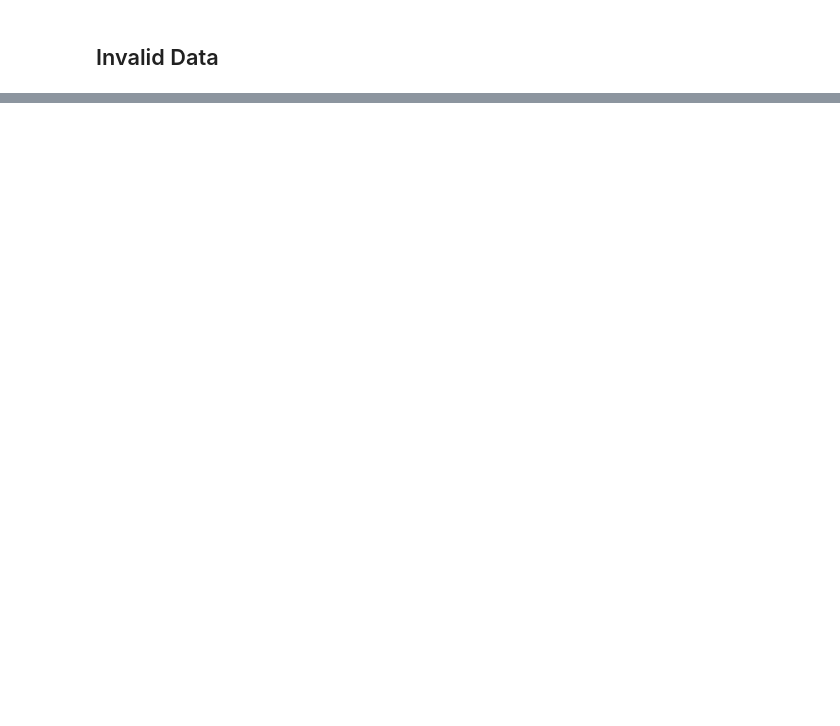
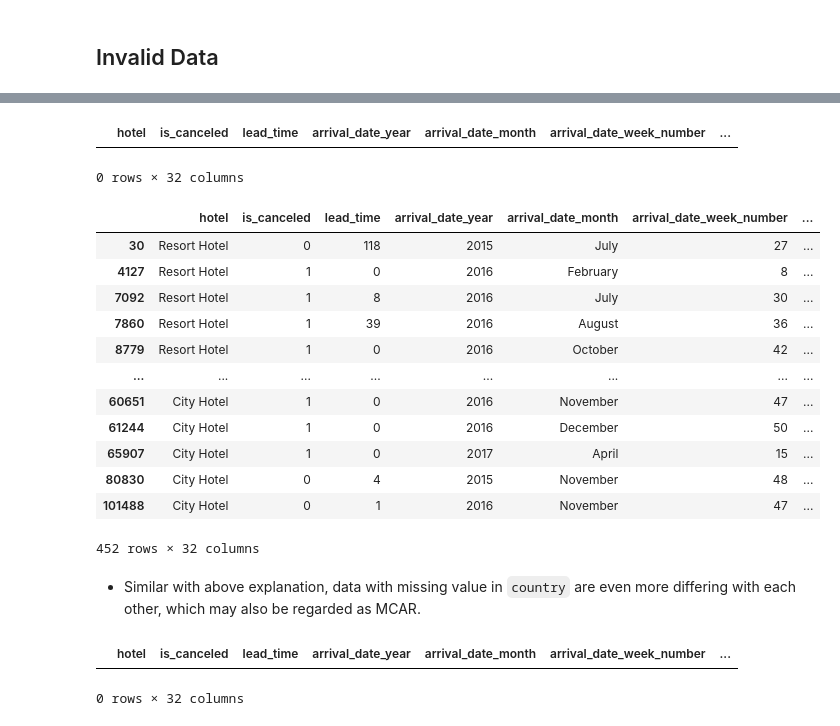
Before and after one commit to garudapaksi-yusuf/Hotel_Booking_Demand, a Jupyter notebook: Hotel_Bookings.ipynb, the cells around one changed output, grey strips where cells are left out. Drawn from its saved outputs; the diff is of its cells as text; code cells hidden in the pictures; blank space fills up the shorter version.

```diff
--- a/Hotel_Bookings.ipynb
+++ b/Hotel_Bookings.ipynb
@@ -276,18 +273,11 @@ df.head()
 ## Invalid Data
 # %%
 # Casting columns to their appropriate data type
-df = df.astype(dtype={'is_canceled': 'bool',
-                      'children': 'Int64',
-                      'is_repeated_guest': 'bool',
-                      'agent': 'Int64',
-                      'company': 'Int64'})\
-       .astype(dtype={'agent': 'str',
-                      'company': 'str'})
-
-# Converting columns to datetime
-datetime_columns = ['arrival_date', 'reservation_status_date']
-for column in datetime_columns:
-    df[column] = pd.to_datetime(arg=df[column])
+df = df.astype(dtype={'children': 'Int64'})
 
 # Replacing values in 'meal'
 df.replace(to_replace={'meal': {'Undefined': 'SC'}}, inplace=True)
+
+# Verifying process
+display(df[['children']].dtypes[1])
+display(df.meal.unique())
@@ -293,0 +306,38 @@ df.replace(to_replace={'meal': {'Undefined': 'SC'}}, inplace=True)
+# %%
+# Handling missing value in 'children'
+df.dropna(subset='children', inplace=True)
+
+# Verifying process
+df[df.children.isna()]
+# %% [output]
+|  | hotel | is_canceled | lead_time | arrival_date_year | arrival_date_month | arrival_date_week_number | ... |
+0 rows × 32 columns
+# %%
+# Filtering data with missing value in 'country'
+with pd.option_context('display.max_columns', None):
+    display(df[df.country.isna()])
+# %% [output]
+|  | hotel | is_canceled | lead_time | arrival_date_year | arrival_date_month | arrival_date_week_number | ... |
+| 30 | Resort Hotel | 0 | 118 | 2015 | July | 27 | ... |
+| 4127 | Resort Hotel | 1 | 0 | 2016 | February | 8 | ... |
+| 7092 | Resort Hotel | 1 | 8 | 2016 | July | 30 | ... |
+| 7860 | Resort Hotel | 1 | 39 | 2016 | August | 36 | ... |
+| 8779 | Resort Hotel | 1 | 0 | 2016 | October | 42 | ... |
+| ... | ... | ... | ... | ... | ... | ... | ... |
+| 60651 | City Hotel | 1 | 0 | 2016 | November | 47 | ... |
+| 61244 | City Hotel | 1 | 0 | 2016 | December | 50 | ... |
+| 65907 | City Hotel | 1 | 0 | 2017 | April | 15 | ... |
+| 80830 | City Hotel | 0 | 4 | 2015 | November | 48 | ... |
+| 101488 | City Hotel | 0 | 1 | 2016 | November | 47 | ... |
+452 rows × 32 columns
+# %% [markdown]
+* Similar with above explanation, data with missing value in `country` are even more differing with each other, which may also be regarded as MCAR.
+# %%
+# Handling missing value in 'country'
+df.dropna(subset='country', inplace=True)
+
+# Verifying process
+df[df.country.isna()]
+# %% [output]
+|  | hotel | is_canceled | lead_time | arrival_date_year | arrival_date_month | arrival_date_week_number | ... |
+0 rows × 32 columns
```
Also changed, not shown: parts of 15 cells of this notebook.
